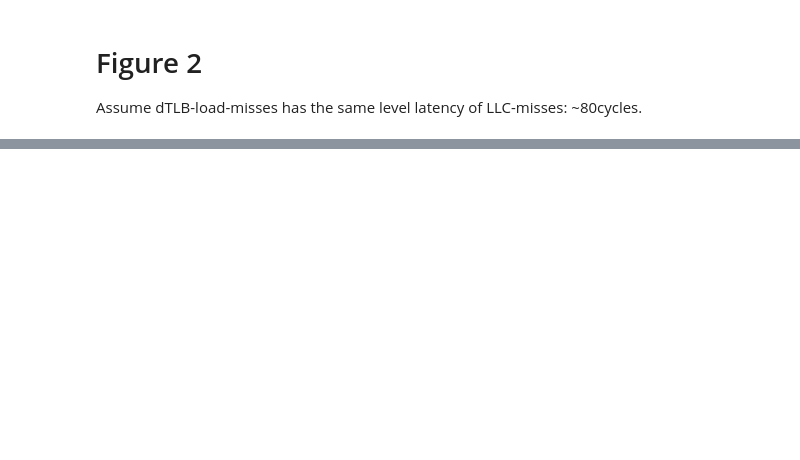
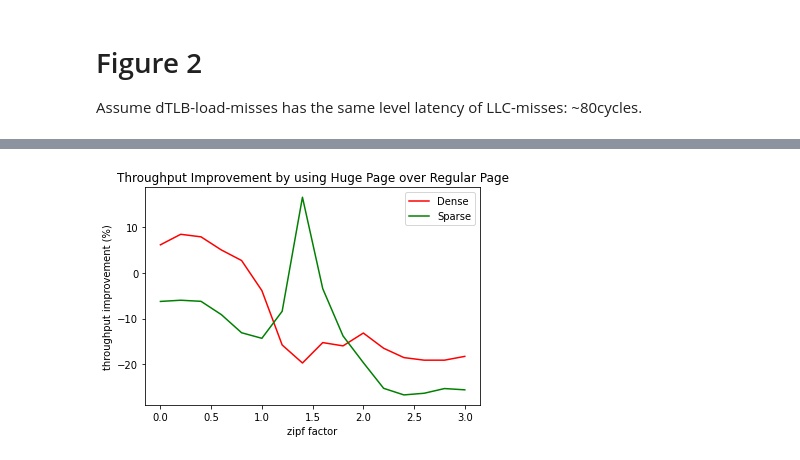
Before and after one commit to JigaoLuo/duckdb, a Jupyter notebook: third_party/ART/tlb_fig2_3.ipynb, the cells around one changed output, grey strips where cells are left out. Cells and saved outputs as stored; diff of their text form; code cells hidden in the pictures; blank space fills up the shorter version.

```diff
--- a/third_party/ART/tlb_fig2_3.ipynb
+++ b/third_party/ART/tlb_fig2_3.ipynb
@@ -32,2 +30,21 @@ Assume dTLB-load-misses has the same level latency of LLC-misses: ~80cycles.
+# %%
+df_10m_dense = pd.read_csv('art-10m-sortedkey-dense.csv')
+df_10m_sparse = pd.read_csv('art-10m-sparse.csv')
+
+df_10m_dense_huge = pd.read_csv('huge-art-10m-sortedkey-dense.csv')
+dense_ratio = 100 * (df_10m_dense_huge['throughput'] / df_10m_dense['throughput'] - 1.0)
+
+df_10m_sparse_huge = pd.read_csv('huge-art-10m-sparse.csv')
+sparse_ratio = 100 * (df_10m_sparse_huge['throughput'] / df_10m_sparse['throughput'] - 1.0)
+
+plt.plot(df_10m_dense['alpha'], dense_ratio, label='Dense', color='r')
+plt.plot(df_10m_dense['alpha'], sparse_ratio, label='Sparse', color='g')
+plt.legend()
+plt.xlabel("zipf factor")
+plt.ylabel("throughput improvement (%)")
+plt.title("Throughput Improvement by using Huge Page over Regular Page")
+plt.show()
+# %% [output]
+[figure, added]
 # %%
 df_10m_dense = pd.read_csv('huge-art-10m-sortedkey-dense.csv')
```
Also changed, not shown: parts of 4 cells of this notebook.
